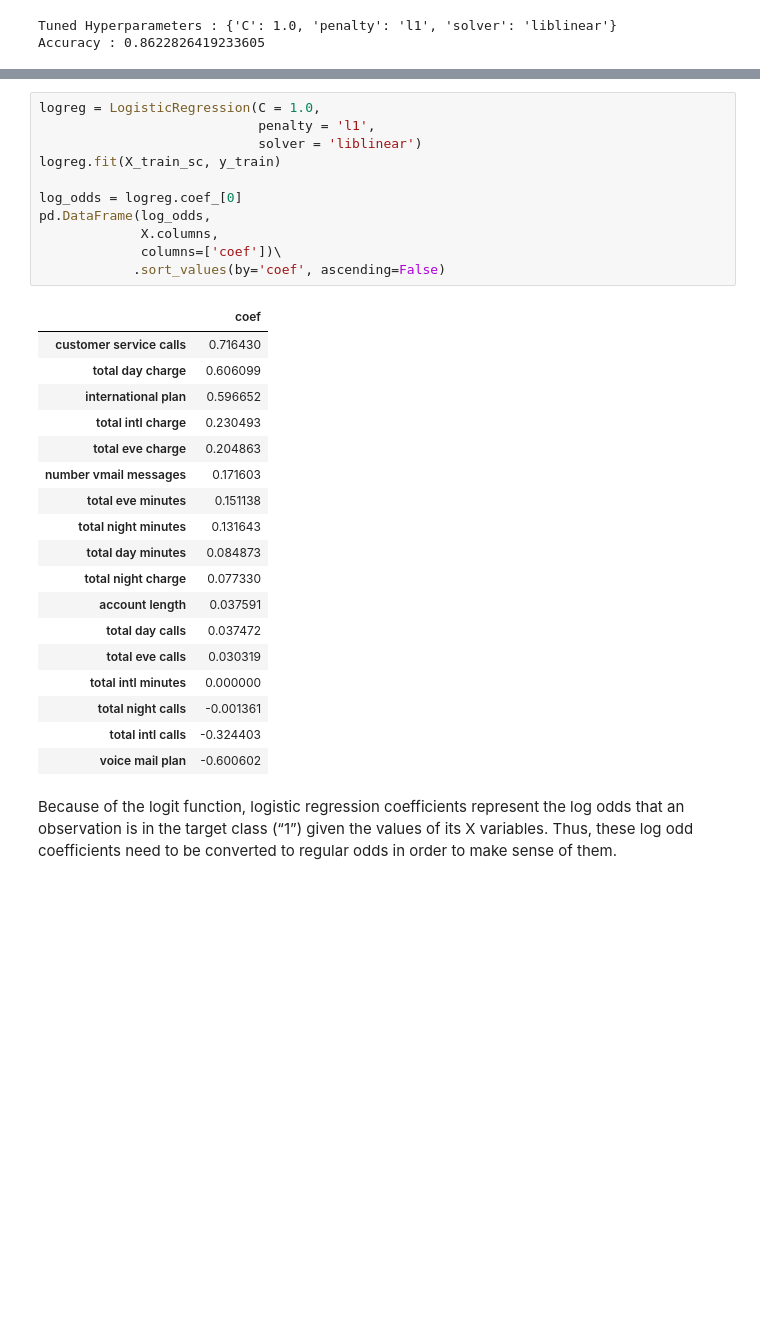
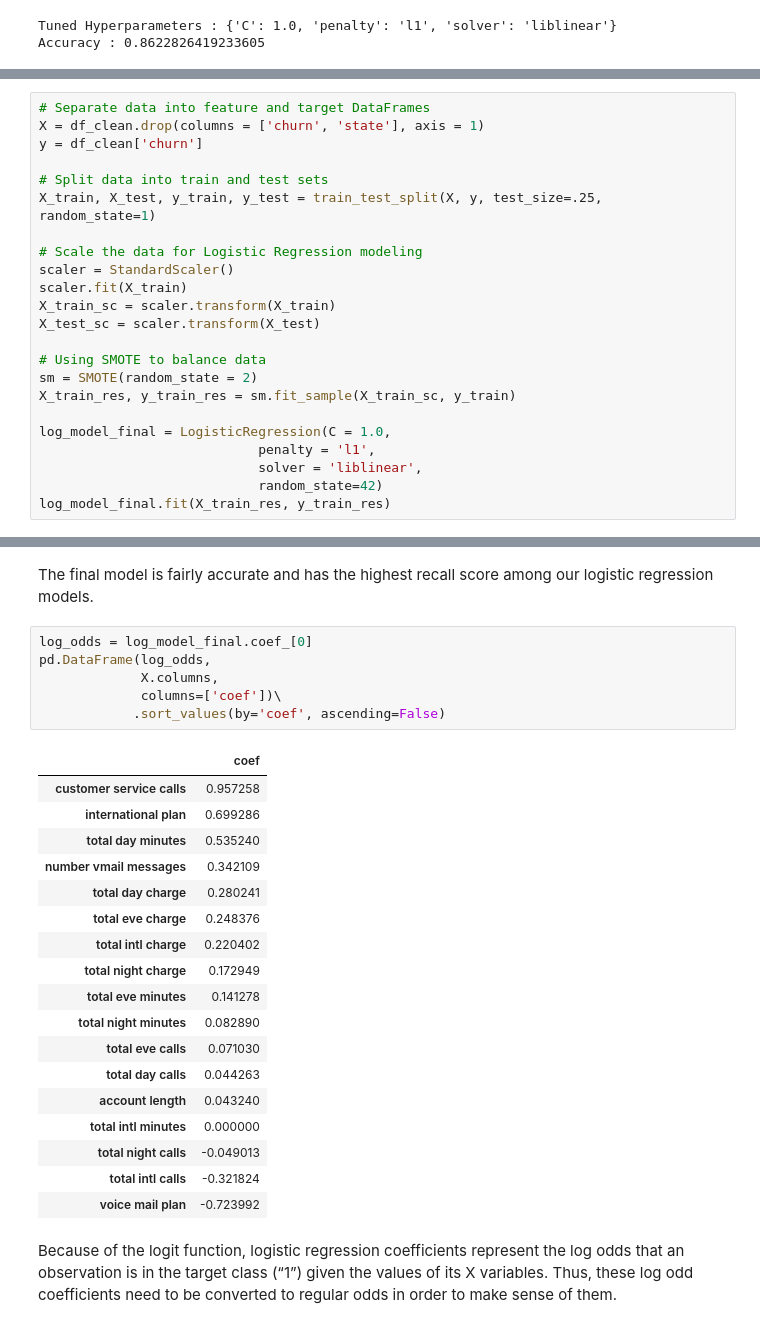
Before and after one commit to jswec/Phase-3-Project, a Jupyter notebook: Paul.ipynb, the cells around one changed output, grey strips where cells are left out. Drawn from its saved outputs; the diff is of its cells as text; blank space fills up the shorter version.

```diff
--- a/Paul.ipynb
+++ b/Paul.ipynb
@@ -685,0 +709,23 @@ weighted avg       0.82      0.85      0.82       834
+# %%
+# Separate data into feature and target DataFrames
+X = df_clean.drop(columns = ['churn', 'state'], axis = 1)
+y = df_clean['churn']
+
+# Split data into train and test sets
+X_train, X_test, y_train, y_test = train_test_split(X, y, test_size=.25, random_state=1)
+
+# Scale the data for Logistic Regression modeling
+scaler = StandardScaler()
+scaler.fit(X_train)
+X_train_sc = scaler.transform(X_train)
+X_test_sc = scaler.transform(X_test)
+
+# Using SMOTE to balance data
+sm = SMOTE(random_state = 2)
+X_train_res, y_train_res = sm.fit_sample(X_train_sc, y_train)
+
+log_model_final = LogisticRegression(C = 1.0,
+                            penalty = 'l1',
+                            solver = 'liblinear',
+                            random_state=42)
+log_model_final.fit(X_train_res, y_train_res)
@@ -686,33 +755,30 @@ weighted avg       0.82      0.85      0.82       834
+# %% [markdown]
+The final model is fairly accurate and has the highest recall score among our logistic regression models.
 # %%
-logreg = LogisticRegression(C = 1.0,
-                            penalty = 'l1',
-                            solver = 'liblinear')
-logreg.fit(X_train_sc, y_train)
-
-log_odds = logreg.coef_[0]
+log_odds = log_model_final.coef_[0]
 pd.DataFrame(log_odds,
              X.columns,
              columns=['coef'])\
             .sort_values(by='coef', ascending=False)
 # %% [output]
 |  | coef |
-| customer service calls | 0.716430 |
-| total day charge | 0.606099 |
-| international plan | 0.596652 |
-| total intl charge | 0.230493 |
-| total eve charge | 0.204863 |
-| number vmail messages | 0.171603 |
-| total eve minutes | 0.151138 |
-| total night minutes | 0.131643 |
-| total day minutes | 0.084873 |
-| total night charge | 0.077330 |
-| account length | 0.037591 |
-| total day calls | 0.037472 |
-| total eve calls | 0.030319 |
+| customer service calls | 0.957258 |
+| international plan | 0.699286 |
+| total day minutes | 0.535240 |
+| number vmail messages | 0.342109 |
+| total day charge | 0.280241 |
+| total eve charge | 0.248376 |
+| total intl charge | 0.220402 |
+| total night charge | 0.172949 |
+| total eve minutes | 0.141278 |
+| total night minutes | 0.082890 |
+| total eve calls | 0.071030 |
+| total day calls | 0.044263 |
+| account length | 0.043240 |
 | total intl minutes | 0.000000 |
-| total night calls | -0.001361 |
-| total intl calls | -0.324403 |
-| voice mail plan | -0.600602 |
+| total night calls | -0.049013 |
+| total intl calls | -0.321824 |
+| voice mail plan | -0.723992 |
 # %% [markdown]
 Because of the logit function, logistic regression coefficients represent the log odds that an observation is in the target class (“1”) given the values of its X variables. Thus, these log odd coefficients need to be converted to regular odds in order to make sense of them.
 # %%
```
Also changed, not shown: parts of 21 cells of this notebook.
